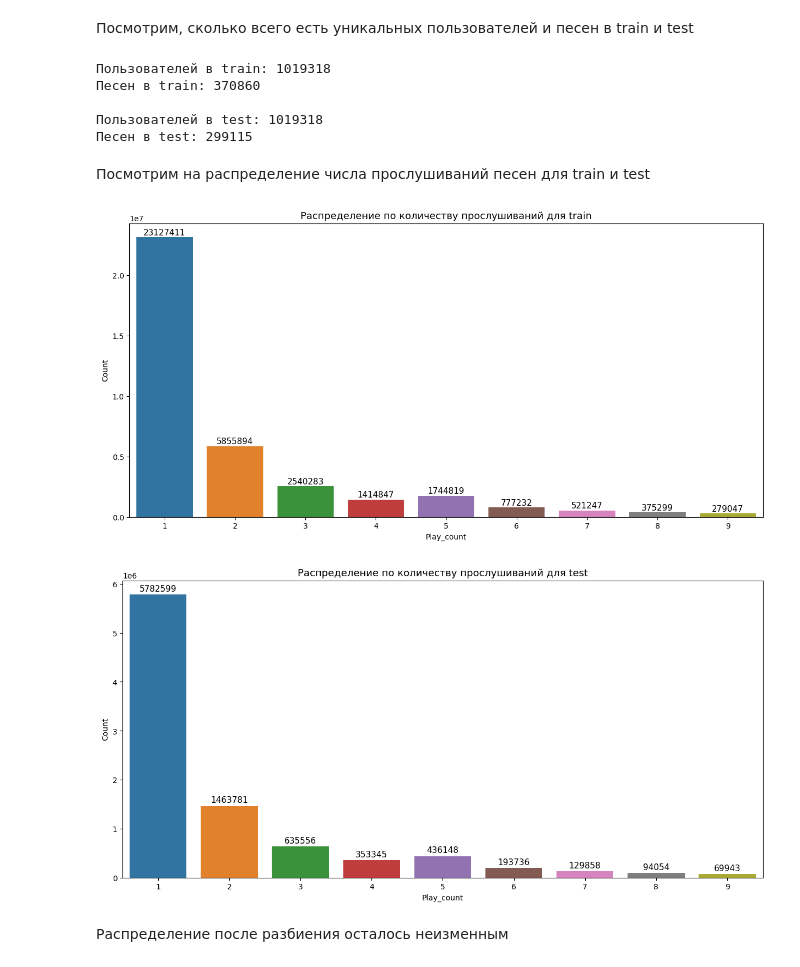
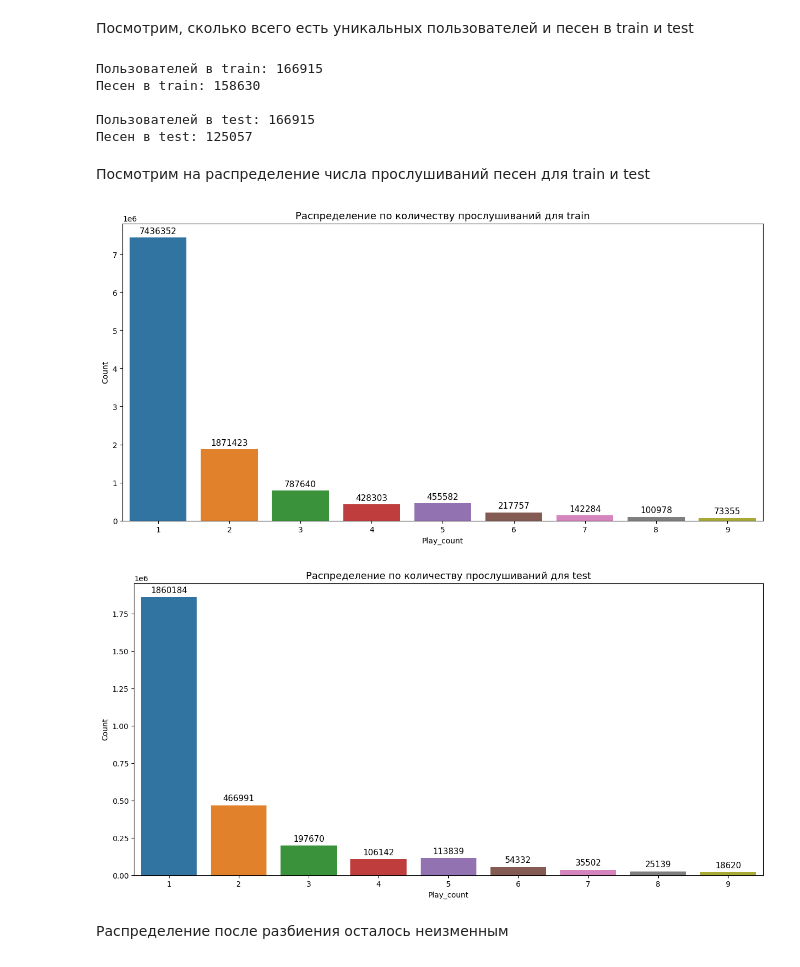
Before and after one commit to maxgalanov/RecSysYearProject, a Jupyter notebook: hse_rec_sys/notebooks/train_test_split.ipynb, the cells around one changed output. Drawn from its saved outputs; the diff is of its cells as text; code cells hidden in the pictures.

Commit message:
Updated train/test split

```diff
--- a/hse_rec_sys/notebooks/train_test_split.ipynb
+++ b/hse_rec_sys/notebooks/train_test_split.ipynb
@@ -31,0 +40,6 @@ data.shape
+# %%
+song_count = data.groupby('user_id', as_index=False).agg({'song_id': 'count'})
+# %%
+song_count = song_count[song_count.song_id >= 45]
+# %%
+data = data[data.user_id.isin(song_count.user_id)]
@@ -44,16 +64,16 @@ print(f'Размер test: {len(test)}')
 Посмотрим, сколько всего есть уникальных пользователей и песен в train и test
 # %%
 print(f'Пользователей в train: {train.user_id.nunique()}')
-print(f'Песен в train: {train.song_id.nunique()}', end='\n\n')\
+print(f'Песен в train: {train.song_id.nunique()}', end='\n\n')
 
 print(f'Пользователей в test: {test.user_id.nunique()}')
 print(f'Песен в test: {test.song_id.nunique()}', end='\n\n')
 # %% [output]
-Пользователей в train: 1019318
-Песен в train: 370860
+Пользователей в train: 166915
+Песен в train: 158630
 
-Пользователей в test: 1019318
-Песен в test: 299115
+Пользователей в test: 166915
+Песен в test: 125057
 # %% [markdown]
 Посмотрим на распределение числа прослушиваний песен для train и test
 # %%
@@ -62,28 +82,28 @@ fig = plt.figure(figsize = (15, 7))
 ax = sns.countplot(x='play_count', data=train);
 
 for rect in ax.patches:
-    ax.text(rect.get_x() + rect.get_width() / 2, rect.get_height() + 200000,
+    ax.text(rect.get_x() + rect.get_width() / 2, rect.get_height() + 100000,
             int(rect.get_height()), horizontalalignment='center', fontsize = 11)
 
 plt.title('Распределение по количеству прослушиваний для train', fontsize=13);
 plt.ylabel('Count', fontsize=10);
 plt.xlabel('Play_count',  fontsize=10);
 # %% [output]
-[figure, old version]
+[figure, new version]
 # %%
 fig = plt.figure(figsize = (15, 7))
 
 ax = sns.countplot(x='play_count', data=test);
 
 for rect in ax.patches:
-    ax.text(rect.get_x() + rect.get_width() / 2, rect.get_height() + 70000,
+    ax.text(rect.get_x() + rect.get_width() / 2, rect.get_height() + 30000,
             int(rect.get_height()), horizontalalignment='center', fontsize = 11)
 
 plt.title('Распределение по количеству прослушиваний для test', fontsize=13);
 plt.ylabel('Count', fontsize=10);
 plt.xlabel('Play_count',  fontsize=10);
 # %% [output]
-[figure, old version]
+[figure, new version]
 # %% [markdown]
 Распределение после разбиения осталось неизменным
 # %%
```
Also changed, not shown: parts of 39 cells of this notebook.
